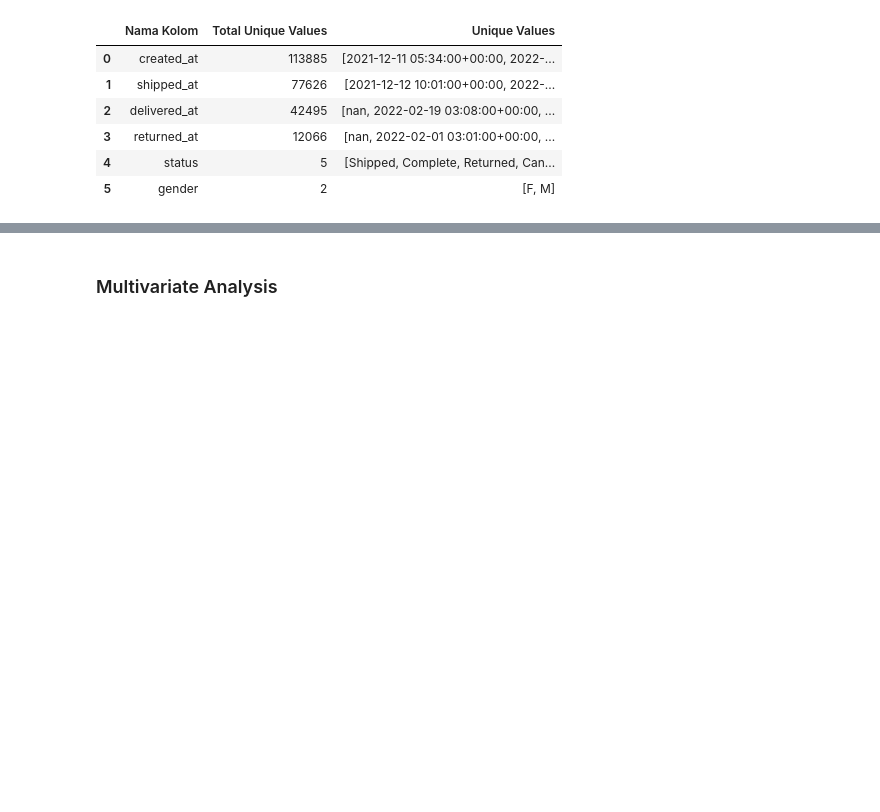
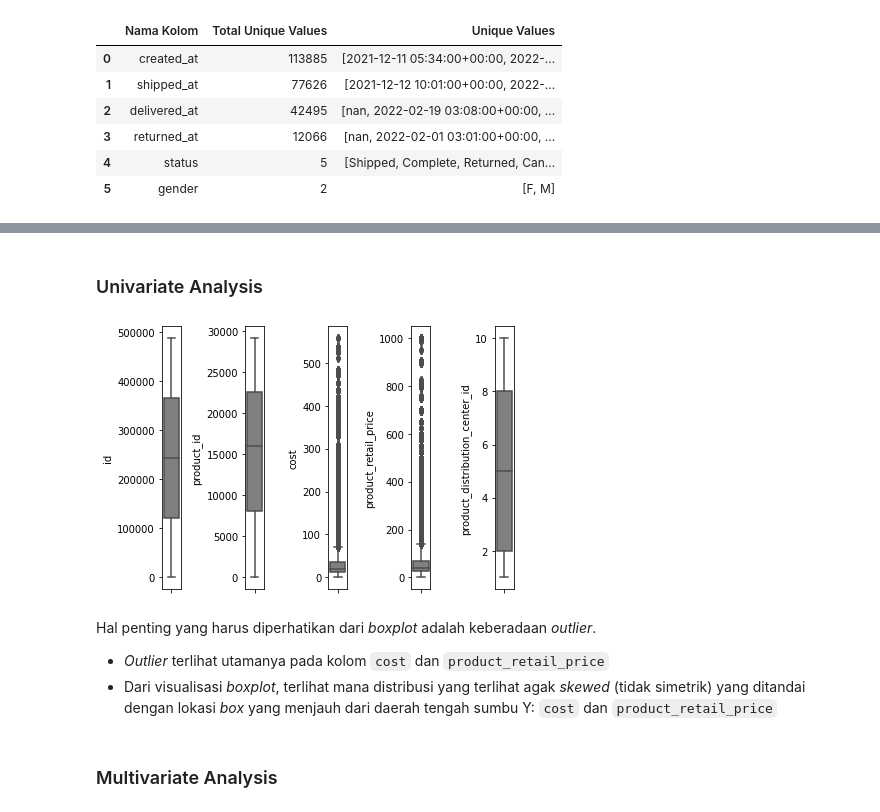
Before and after one commit to NabilahSharfina/Ruangguru-Bootcamp, a Jupyter notebook: Final_Project_DBA_Kelompok_255.ipynb, the cells around one changed output, grey strips where cells are left out. Saved outputs shown, nothing was run; the diff lists cells and outputs as text; code cells hidden in the pictures; blank space fills up the shorter version.

```diff
--- a/Final_Project_DBA_Kelompok_255.ipynb
+++ b/Final_Project_DBA_Kelompok_255.ipynb
@@ -59,3 +74,7 @@ inv_items.shape
+# %%
+# Kelompok categorical & numerical
+inv_cats = ['created_at', 'sold_at', 'product_category', 'product_name', 'product_brand', 'product_department', 'product_sku']
+inv_nums = ['id', 'product_id', 'cost', 'product_retail_price', 'product_distribution_center_id']
 # %%
 inv_items.columns.values
 # %% [output]
@@ -506,2 +720,16 @@ unik_orders.sort_values(by='Total Unique Values', ascending=False).reset_index()
+# %% [markdown]
+### Univariate Analysis
+# %%
+# Visualisasi Boxplot untuk analisa outlier
+for i in range(0, len(inv_nums)):
+    plt.subplot(1, len(inv_nums), i+1)
+    sns.boxplot(y=inv_items[inv_nums[i]], color='grey', orient='v')
+    plt.tight_layout()
+# %% [output]
+[figure, added]
+# %% [markdown]
+Hal penting yang harus diperhatikan dari *boxplot* adalah keberadaan *outlier*.
+- *Outlier* terlihat utamanya pada kolom `cost` dan `product_retail_price`
+- Dari visualisasi *boxplot*, terlihat mana distribusi yang terlihat agak *skewed* (tidak simetrik) yang ditandai dengan lokasi *box* yang menjauh dari daerah tengah sumbu Y: `cost` dan `product_retail_price`
 # %% [markdown]
 ### Multivariate Analysis
```
Also changed, not shown: parts of 104 cells of this notebook.
